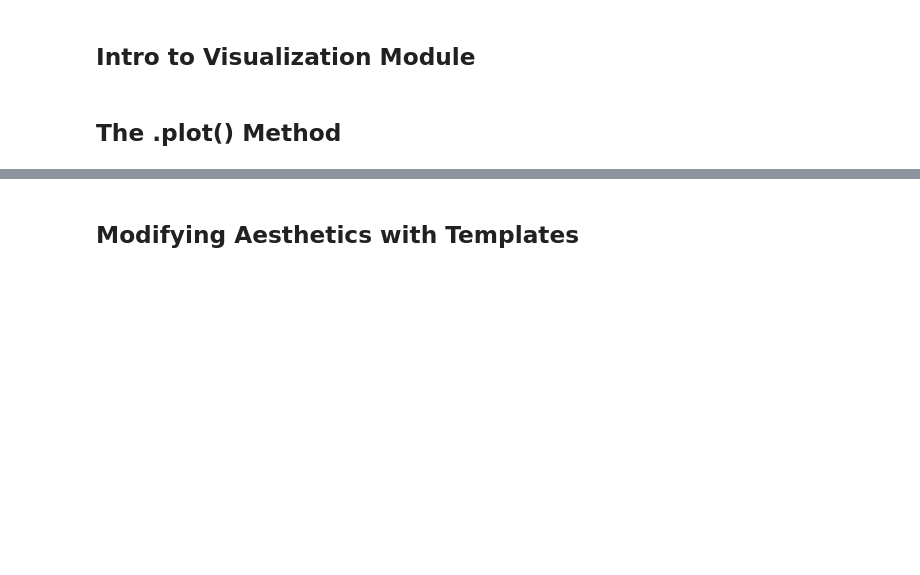
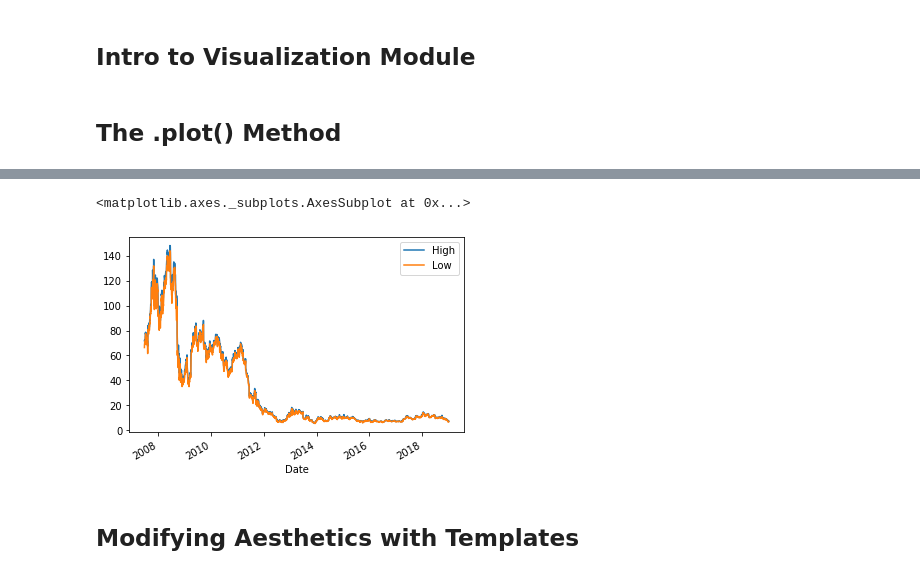
Before and after one commit to rsolter/Udemy-Courses, a Jupyter notebook: Udemy - Data Analysis with Pandas and Python/Section 13 - Visualization.ipynb, the cells around one changed output, grey strips where cells are left out. Saved outputs shown, nothing was run; the diff lists cells and outputs as text; code cells hidden in the pictures; blank space fills up the shorter version.

```diff
--- a/Udemy - Data Analysis with Pandas and Python/Section 13 - Visualization.ipynb
+++ b/Udemy - Data Analysis with Pandas and Python/Section 13 - Visualization.ipynb
@@ -5,3 +32,8 @@
+# %%
+bb[["High","Low"]].plot()
+# %% [output]
+<matplotlib.axes._subplots.AxesSubplot at 0x...>
+[figure, added]
 # %% [markdown]
 ## Modifying Aesthetics with Templates
 # %% [markdown]
```
Also changed, not shown: parts of 4 cells of this notebook, 1 other file.
